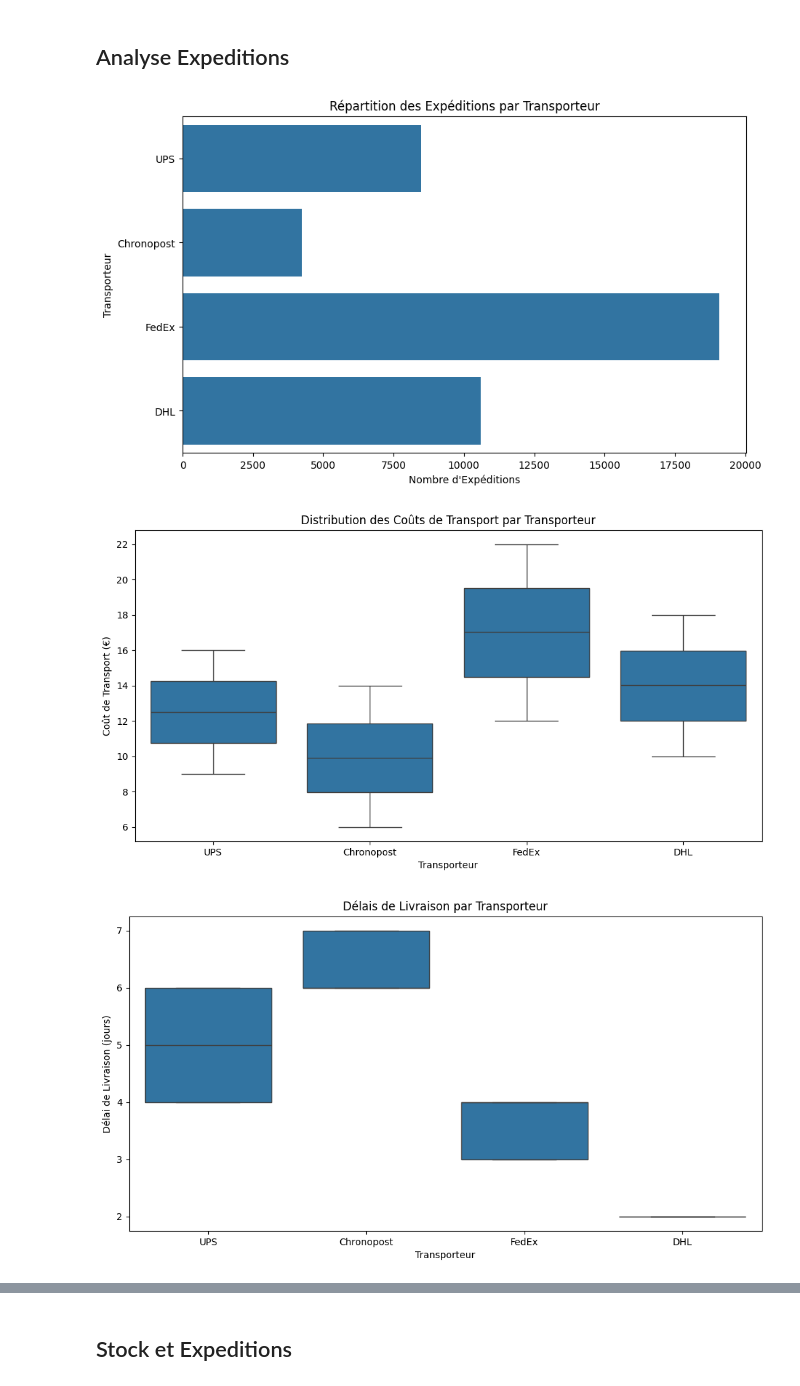
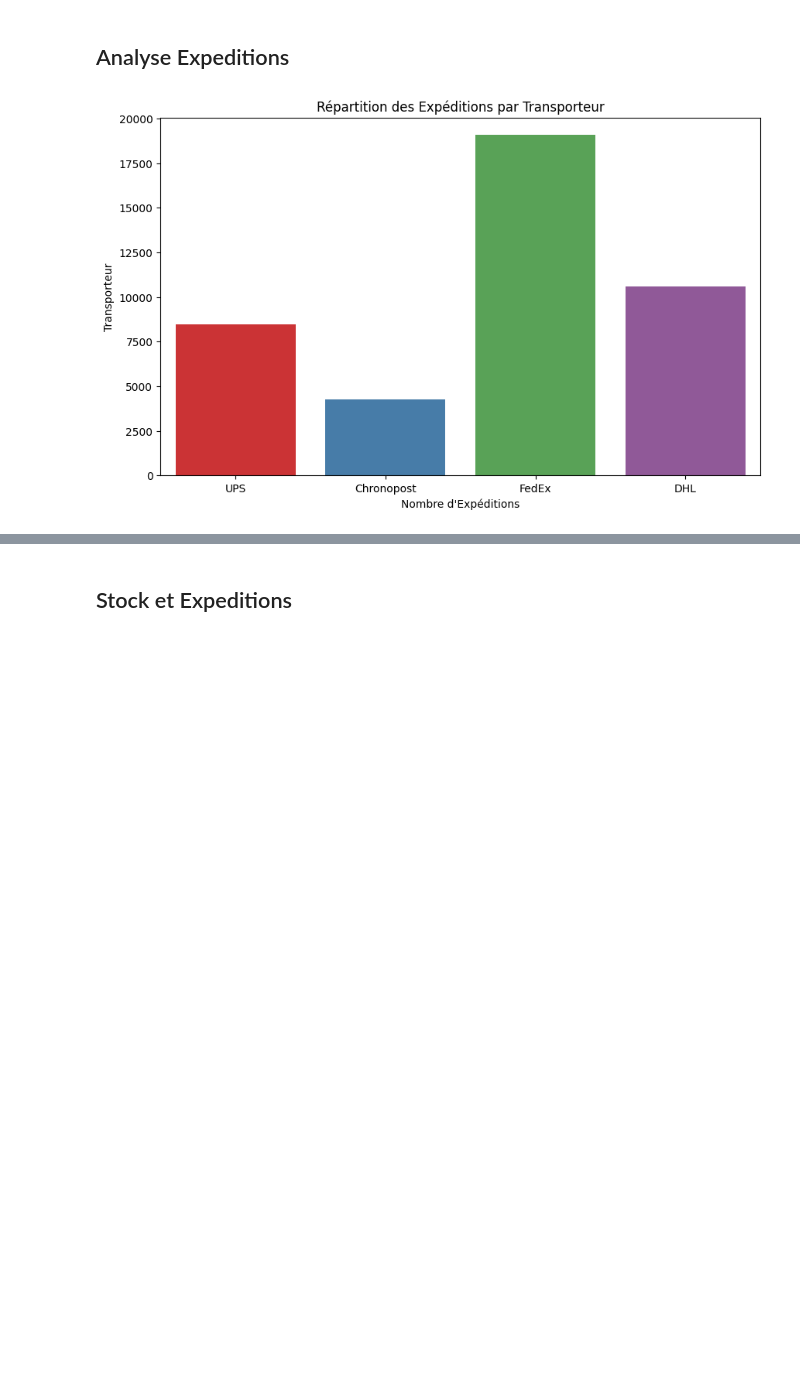
Before and after one commit to Fanaingamampiandra/Projet_Supply_chain, a Jupyter notebook: code/analyse_expeditions.ipynb, the cells around one changed output, grey strips where cells are left out. Drawn from its saved outputs; the diff is of its cells as text; code cells hidden in the pictures; blank space fills up the shorter version.

```diff
--- a/code/analyse_expeditions.ipynb
+++ b/code/analyse_expeditions.ipynb
@@ -192,39 +224,10 @@ Produits en situation de stock critique (<20 unités):
 # %%
 # Distribution des expéditions par transporteur
 plt.figure(figsize=(10, 6))
-sns.countplot(y='transporteur', data=expeditions_df)
+sns.countplot(x='transporteur',data=expeditions_df,hue='transporteur', palette='Set1')
 plt.title('Répartition des Expéditions par Transporteur')
 plt.xlabel('Nombre d\'Expéditions')
 plt.ylabel('Transporteur')
 plt.show()
-
-# Analyse des coûts de transport par transporteur
-plt.figure(figsize=(12, 6))
-sns.boxplot(x='transporteur', y='coût_transport', data=expeditions_df)
-plt.title('Distribution des Coûts de Transport par Transporteur')
-plt.xlabel('Transporteur')
-plt.ylabel('Coût de Transport (€)')
-plt.show()
-
-# Analyse des délais de livraison par transporteur
-plt.figure(figsize=(12, 6))
-sns.boxplot(x='transporteur', y='délai_livraison', data=expeditions_df)
-plt.title('Délais de Livraison par Transporteur')
-plt.xlabel('Transporteur')
-plt.ylabel('Délai de Livraison (jours)')
-plt.show()
-
-# Évolution des volumes d'expédition dans le temps
-expeditions_mensuelles = expeditions_df.groupby([pd.Grouper(key='date_expedition', freq='M')])['quantité'].sum().reset_index()
-plt.figure(figsize=(14, 7))
-plt.plot(expeditions_mensuelles['date_expedition'], expeditions_mensuelles['quantité'], marker='o')
-plt.title('Évolution Mensuelle des Volumes d\'Expédition')
-plt.xlabel('Date')
-plt.ylabel('Quantité Totale Expédiée')
-plt.xticks(rotation=45)
-plt.tight_layout()
-plt.show()
 # %% [output]
-[figure, old version]
+[figure, new version]
-[figure, removed]
-[figure, removed]
```
Also changed, not shown: parts of 11 cells of this notebook, 4 other files.
